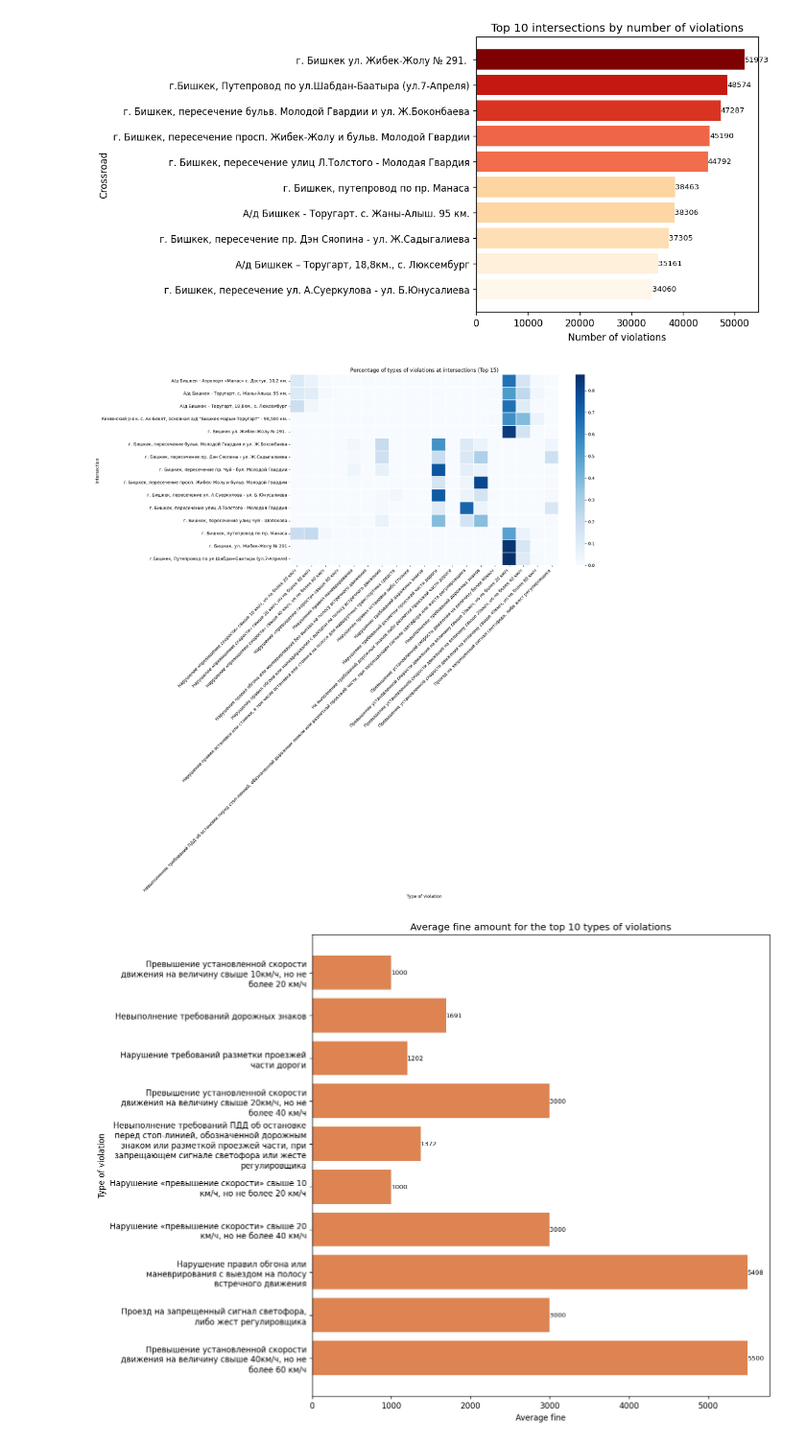
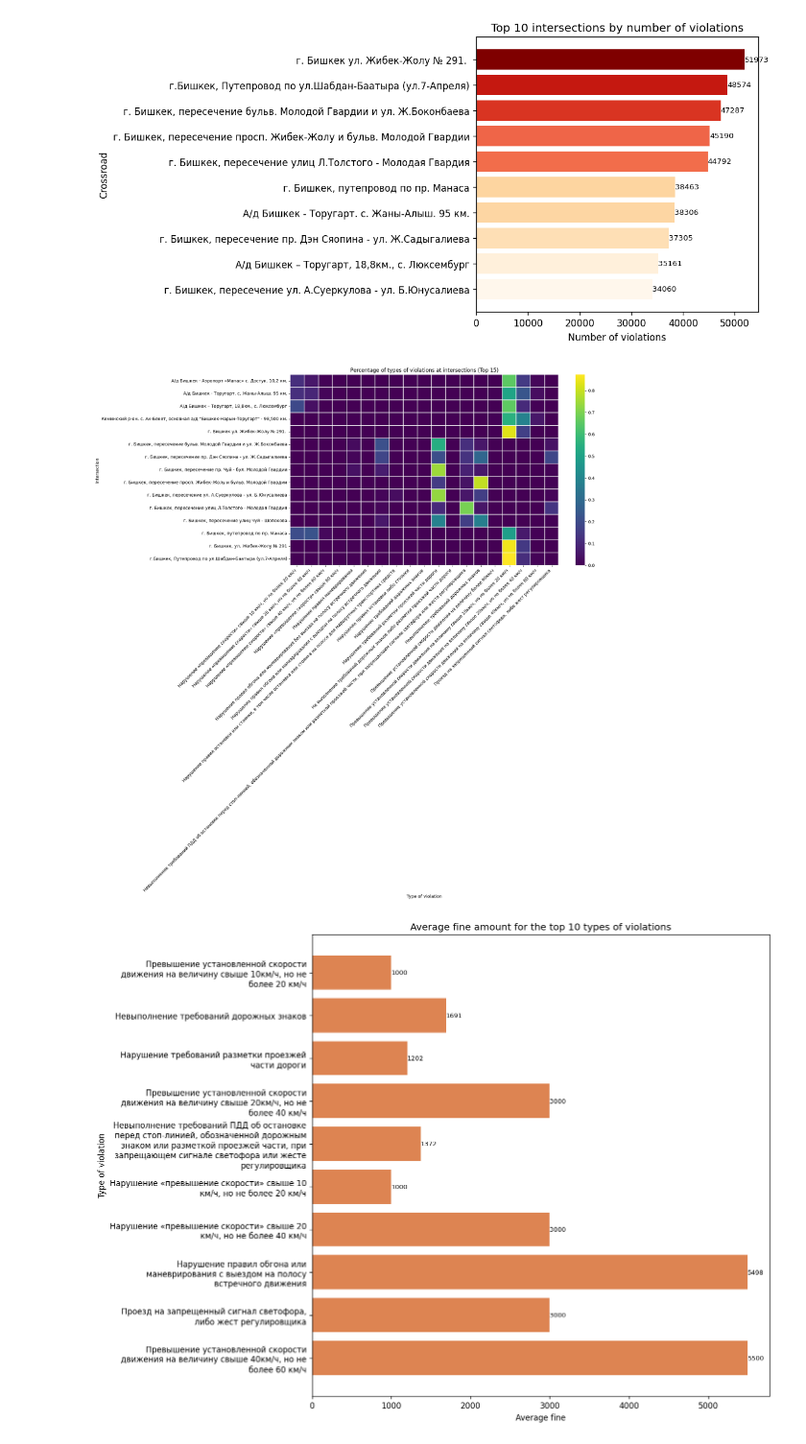
Before and after one commit to s-bye/Kyrgyzstan-traffic, a Jupyter notebook: baiastan_v.ipynb, the cells around one changed output. Shown at 96% size. Cells and saved outputs as stored; diff of their text form; code cells hidden in the pictures.

```diff
--- a/baiastan_v.ipynb
+++ b/baiastan_v.ipynb
@@ -631,25 +631,25 @@ plt.show()
 # %%
 cross_counts = df['crossroad_name'].value_counts()
 
 top_crossroads = cross_counts.head(15).index
 
 df_top = df[df['crossroad_name'].isin(top_crossroads)]
 
 pivot = (
     pd.crosstab(df_top['crossroad_name'], df_top['violation_protocol_name'], normalize='index')
 )
 
 plt.figure(figsize=(14, 8))
-sns.heatmap(pivot, cmap='Blues', linewidths=0.2)
+sns.heatmap(pivot, cmap='viridis', linewidths=0.2)
 
 plt.title('Percentage of types of violations at intersections (Top 15)')
 plt.xlabel('Type of violation')
 plt.ylabel('Intersection')
 plt.xticks(rotation=45, ha='right')
 plt.tight_layout()
 plt.show()
 # %% [output]
-[figure, old version]
+[figure, new version]
 # %%
 import matplotlib.pyplot as plt
 import numpy as np
```
Also changed, not shown: parts of 2 cells of this notebook.
